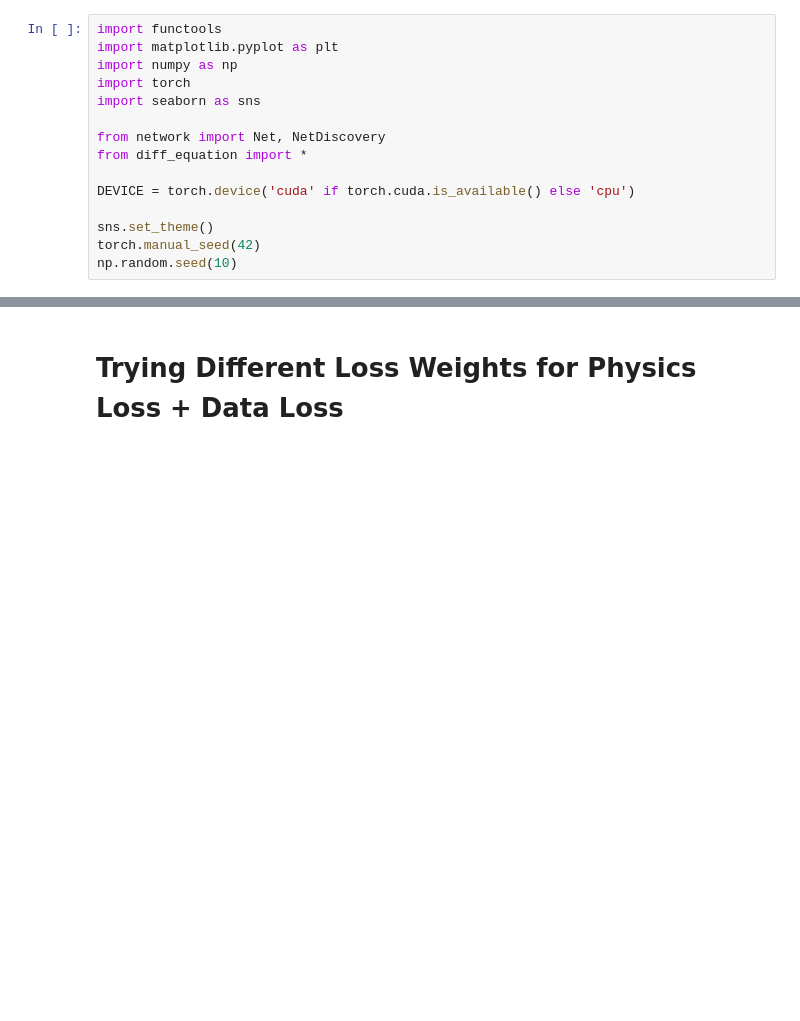
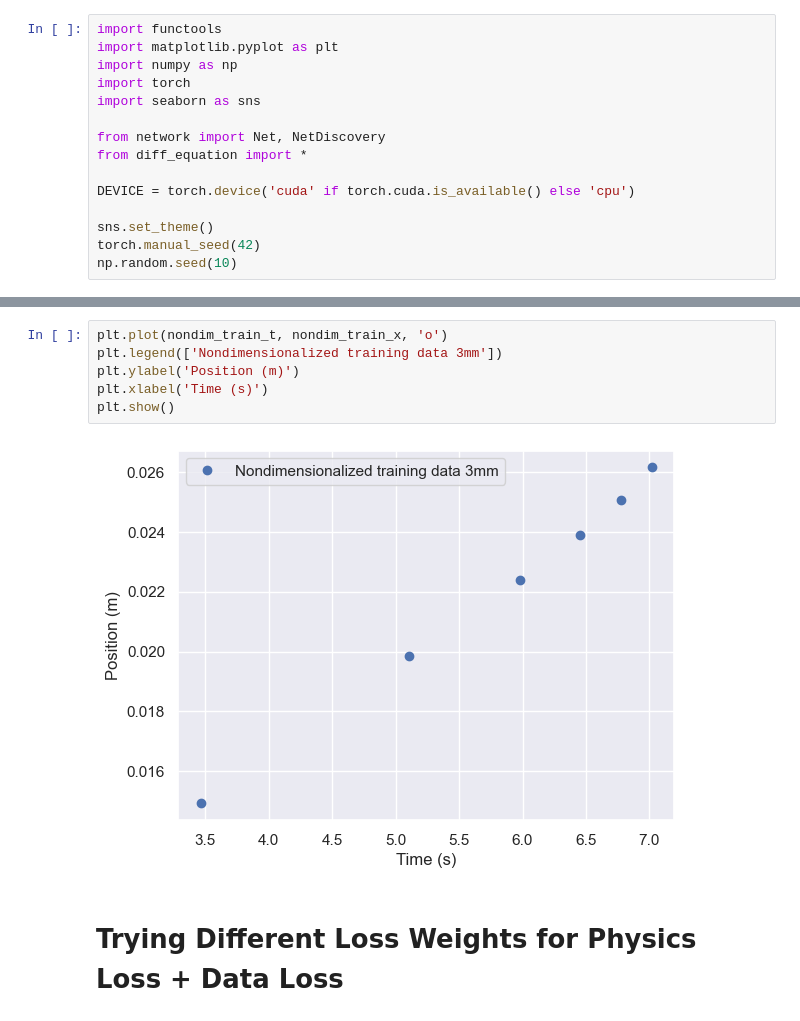
Before and after one commit to rahavdayan/pinns-model, a Jupyter notebook: src/ferrofluid/ferrofluid.ipynb, the cells around one changed output, grey strips where cells are left out. Drawn from its saved outputs; the diff is of its cells as text; blank space fills up the shorter version.

```diff
--- a/src/ferrofluid/ferrofluid.ipynb
+++ b/src/ferrofluid/ferrofluid.ipynb
@@ -52,3 +32,11 @@ def physics_loss(model: torch.nn.Module):
+# %%
+plt.plot(nondim_train_t, nondim_train_x, 'o')
+plt.legend(['Nondimensionalized training data 3mm'])
+plt.ylabel('Position (m)')
+plt.xlabel('Time (s)')
+plt.show()
+# %% [output]
+[figure, added]
 # %% [markdown]
 # Trying Different Loss Weights for Physics Loss + Data Loss
 # %%
```
Also changed, not shown: parts of 8 cells of this notebook, 2 other files.
